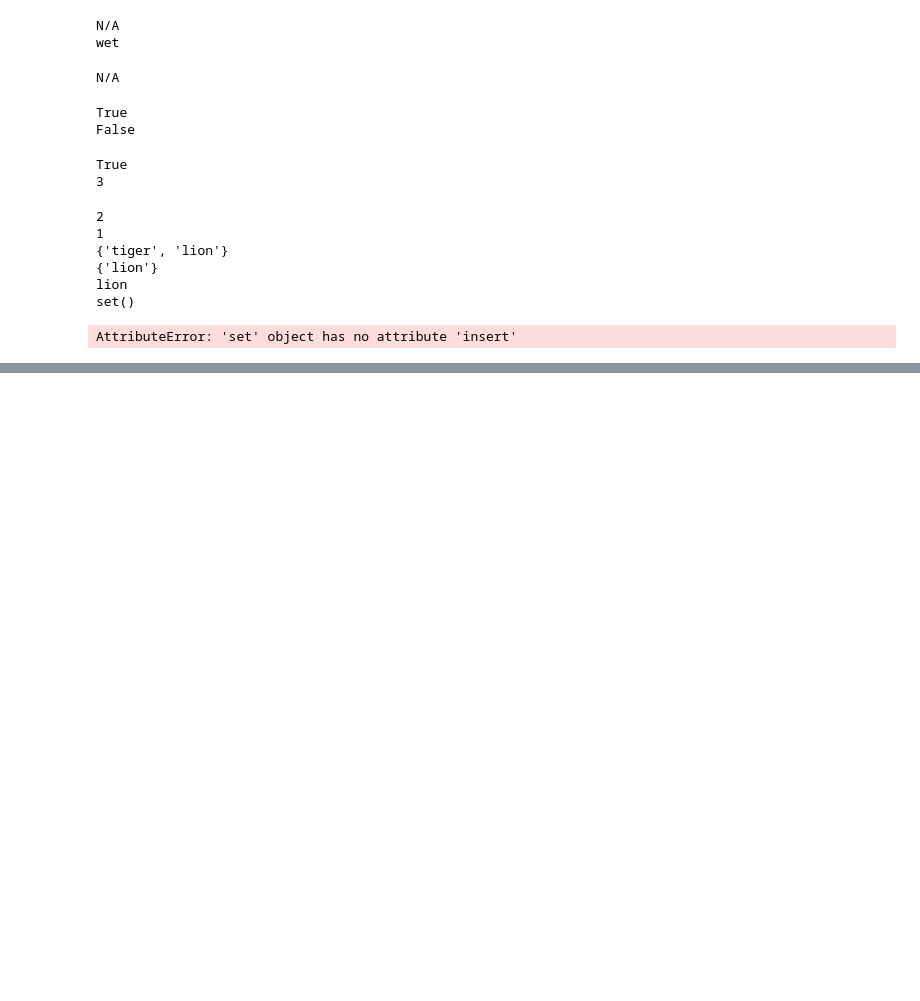
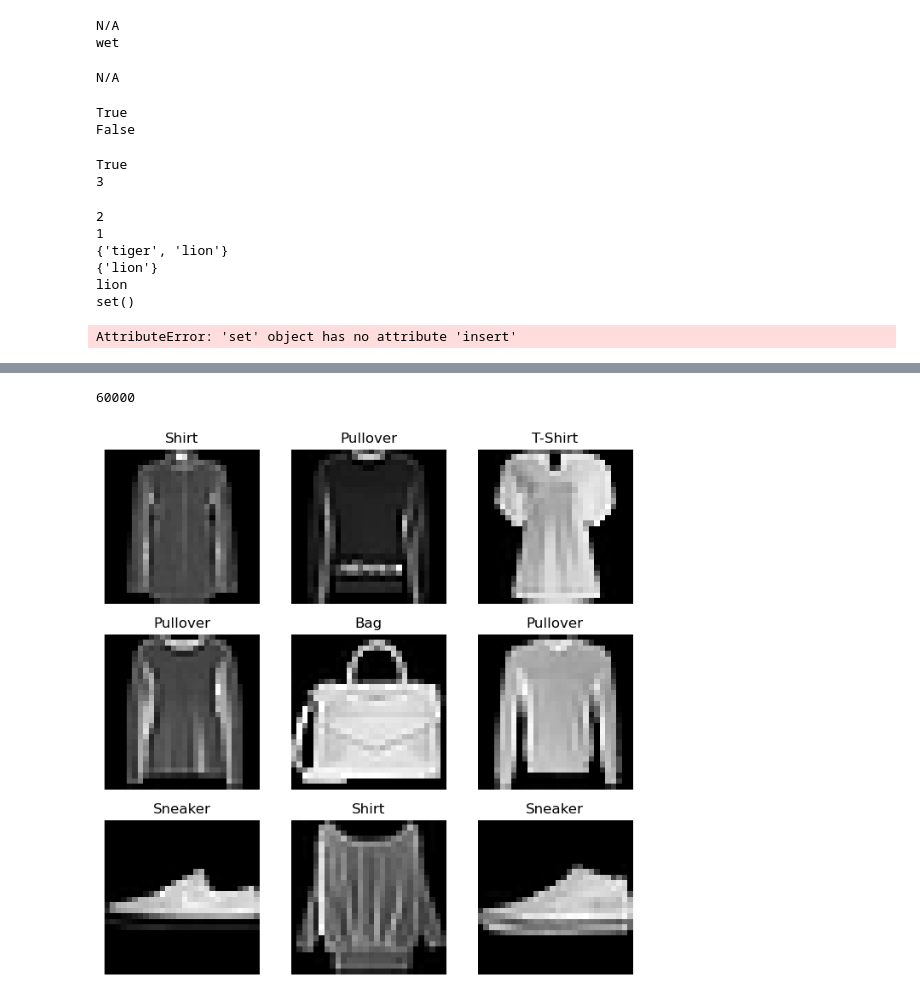
Before and after one commit to SHEWANTSME/Python_For_Data_Analysis, a Jupyter notebook: Python_for_data_analysis_2(Basic).ipynb, the cells around one changed output, grey strips where cells are left out. Drawn from its saved outputs; the diff is of its cells as text; code cells hidden in the pictures; blank space fills up the shorter version.

Commit message:
Dataset관련 내용 추가

```diff
--- a/Python_for_data_analysis_2(Basic).ipynb
+++ b/Python_for_data_analysis_2(Basic).ipynb
@@ -520,0 +526,54 @@ def x(a,b):
+# %%
+import torch # torch라는 패키지를 사용하겠다고 선언
+from torch.utils.data import Dataset
+from torchvision import datasets# torchvision 패키지에서 datasets 모듈을 사용하겠다고 선언
+from torchvision.transforms import ToTensor
+import matplotlib.pyplot as plt
+training_data = datasets.FashionMNIST(
+    root="data", # 데이터를 저장할 경로
+    train=True, # 훈련 데이터를 가져오겠다고 선언
+    download=True,# root에 데이터가 없으면 다운로드하겠다고 선언
+    transform=ToTensor() # 데이터를 tensor로 바꾸겠다고 선언
+)
+
+test_data = datasets.FashionMNIST(
+    root="data", # 데이터를 저장할 경로
+    train=False, # 테스트 데이터를 가져오겠다고 선언 -> Test data니까 False
+    download=True, # root에 데이터가 없으면 다운로드하겠다고 선언
+    transform=ToTensor()# 데이터를 tensor로 바꾸겠다고 선언
+)
+# %%
+print(len(training_data))
+#https://tempdev.tistory.com/35 -> subplot에 대한 설명
+# %% [output]
+60000
+# %%
+labels_map = { # 숫자에 해당하는 라벨을 매핑해놓은 딕셔너리
+    # 숫자 = 라벨, (0~9)
+    0: "T-Shirt",
+    1: "Trouser",
+    2: "Pullover",
+    3: "Dress",
+    4: "Coat",
+    5: "Sandal",
+    6: "Shirt",
+    7: "Sneaker",
+    8: "Bag",
+    9: "Ankle Boot",
+}
+figure = plt.figure(figsize=(8, 8))# figure라는 객체를 만들고, 그 크기를 8x8로 만듦
+cols,rows= 3,3 # 3x3 행렬을 만듦
+for i in range(1, cols*rows+1): # 1부터 9까지 반복
+    # torch.randint(low, high, size) -> low부터 high까지의 숫자 중에서 size만큼의 숫자를 랜덤하게 뽑음
+    # 근데 여기서는 low와 high를 안써서 0부터 len(training_data)까지의 숫자 중에서 size만큼의 숫자를 랜덤하게 뽑음
+    sample_idx = torch.randint(len(training_data), size=(1,)).item()# 0부터 len(training_data)까지의 숫자 중에서 랜덤하게 1개를 뽑음
+    img, label = training_data[sample_idx]# 뽑은 숫자에 해당하는 이미지와 라벨을 가져옴
+    figure.add_subplot(rows, cols, i)# figure에 3x3 행렬을 만듦
+    # add_subplot(rows, cols, i) -> figure에 rows x cols 행렬을 만들고, i번째에 subplot을 추가함
+    # 왼쪽 위부터 오른쪽 아래로 순서대로 subplot을 추가함
+    plt.title(labels_map[label])# 라벨을 title로 설정
+    plt.axis("off")# axis를 없앰
+    plt.imshow(img.squeeze(), cmap="gray")# 이미지를 보여줌
+    # squeeze()는 차원이 1인 차원을 없애주는 역할을 함, cmap = color map -> gray로 설정
+# %% [output]
+[figure, added]
```
Also changed, not shown: parts of 14 cells of this notebook.
